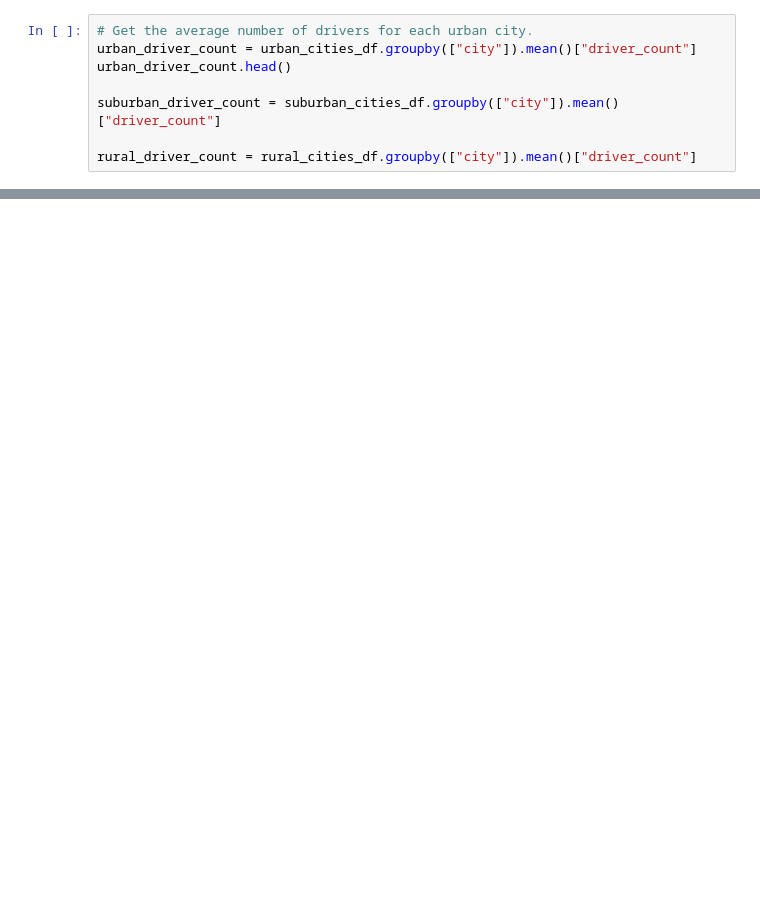
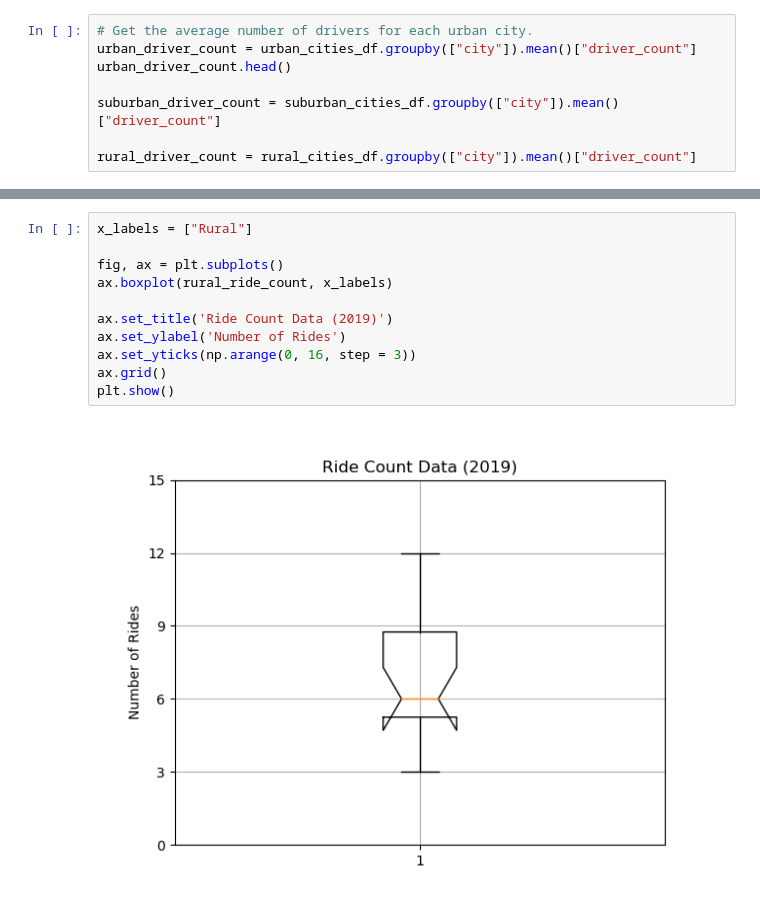
Before and after one commit to DanielMastCA/PyBer_Analysis, a Jupyter notebook: PyBer.ipynb, the cells around one changed output, grey strips where cells are left out. Saved outputs shown, nothing was run; the diff lists cells and outputs as text; blank space fills up the shorter version.

```diff
--- a/PyBer.ipynb
+++ b/PyBer.ipynb
@@ -140,0 +632,13 @@ plt.show()
+# %%
+x_labels = ["Rural"]
+
+fig, ax = plt.subplots()
+ax.boxplot(rural_ride_count, x_labels)
+
+ax.set_title('Ride Count Data (2019)')
+ax.set_ylabel('Number of Rides')
+ax.set_yticks(np.arange(0, 16, step = 3))
+ax.grid()
+plt.show()
+# %% [output]
+[figure, added]
```
Also changed, not shown: parts of 55 cells of this notebook, 2 other files.
